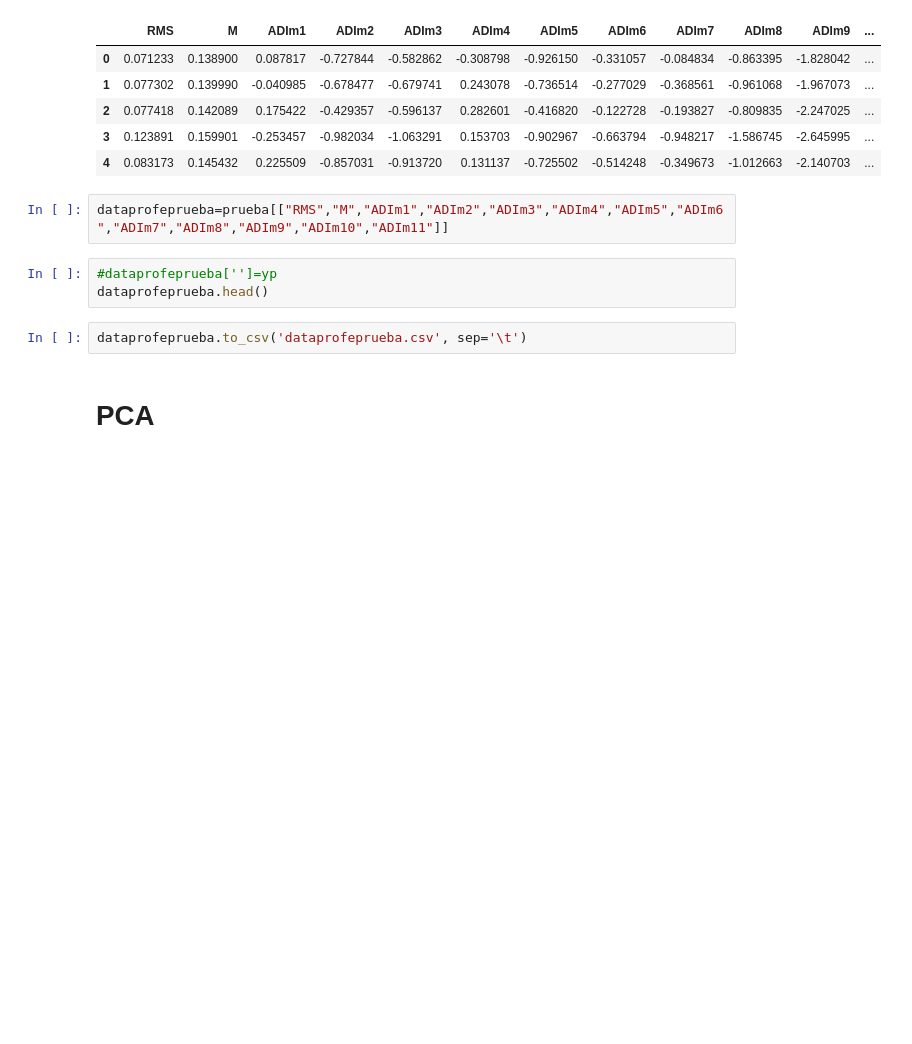
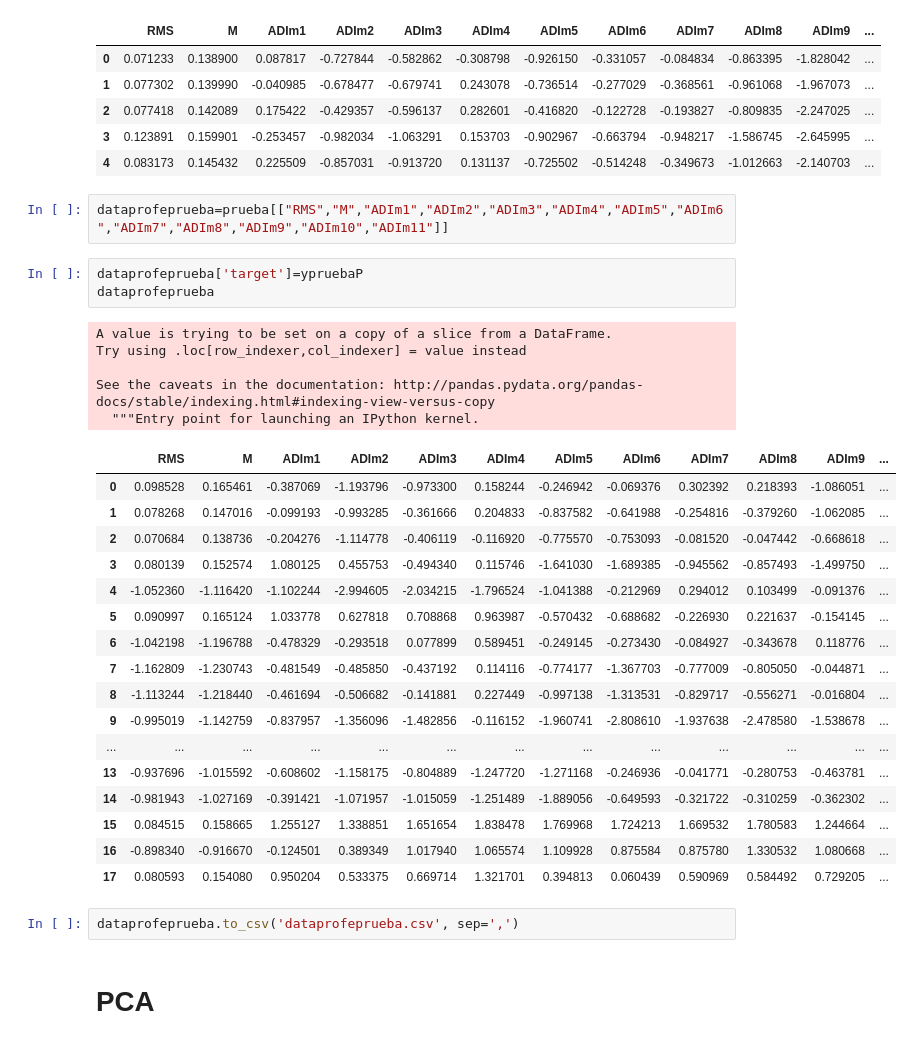
Before and after one commit to David9203/SUP, a Jupyter notebook: GMMHMM/bolivarrms.ipynb, the cells around one changed output. Saved outputs shown, nothing was run; the diff lists cells and outputs as text; blank space fills up the shorter version.

```diff
--- a/GMMHMM/bolivarrms.ipynb
+++ b/GMMHMM/bolivarrms.ipynb
@@ -265,11 +296,34 @@ dataprofe.head()
 | 4 | 0.083173 | 0.145432 | 0.225509 | -0.857031 | -0.913720 | 0.131137 | -0.725502 | -0.514248 | -0.349673 | -1.012663 | -2.140703 | ... |
 # %%
 dataprofeprueba=prueba[["RMS","M","ADIm1","ADIm2","ADIm3","ADIm4","ADIm5","ADIm6","ADIm7","ADIm8","ADIm9","ADIm10","ADIm11"]]
-# %%
-#dataprofeprueba['']=yp
-dataprofeprueba.head()
+# %%
+dataprofeprueba['target']=ypruebaP
+dataprofeprueba
+# %% [output]
+A value is trying to be set on a copy of a slice from a DataFrame.
+Try using .loc[row_indexer,col_indexer] = value instead
+
+See the caveats in the documentation: http://pandas.pydata.org/pandas-docs/stable/indexing.html#indexing-view-versus-copy
+  """Entry point for launching an IPython kernel.
+|  | RMS | M | ADIm1 | ADIm2 | ADIm3 | ADIm4 | ADIm5 | ADIm6 | ADIm7 | ADIm8 | ADIm9 | ... |
+| 0 | 0.098528 | 0.165461 | -0.387069 | -1.193796 | -0.973300 | 0.158244 | -0.246942 | -0.069376 | 0.302392 | 0.218393 | -1.086051 | ... |
+| 1 | 0.078268 | 0.147016 | -0.099193 | -0.993285 | -0.361666 | 0.204833 | -0.837582 | -0.641988 | -0.254816 | -0.379260 | -1.062085 | ... |
+| 2 | 0.070684 | 0.138736 | -0.204276 | -1.114778 | -0.406119 | -0.116920 | -0.775570 | -0.753093 | -0.081520 | -0.047442 | -0.668618 | ... |
+| 3 | 0.080139 | 0.152574 | 1.080125 | 0.455753 | -0.494340 | 0.115746 | -1.641030 | -1.689385 | -0.945562 | -0.857493 | -1.499750 | ... |
+| 4 | -1.052360 | -1.116420 | -1.102244 | -2.994605 | -2.034215 | -1.796524 | -1.041388 | -0.212969 | 0.294012 | 0.103499 | -0.091376 | ... |
+| 5 | 0.090997 | 0.165124 | 1.033778 | 0.627818 | 0.708868 | 0.963987 | -0.570432 | -0.688682 | -0.226930 | 0.221637 | -0.154145 | ... |
+| 6 | -1.042198 | -1.196788 | -0.478329 | -0.293518 | 0.077899 | 0.589451 | -0.249145 | -0.273430 | -0.084927 | -0.343678 | 0.118776 | ... |
+| 7 | -1.162809 | -1.230743 | -0.481549 | -0.485850 | -0.437192 | 0.114116 | -0.774177 | -1.367703 | -0.777009 | -0.805050 | -0.044871 | ... |
+| 8 | -1.113244 | -1.218440 | -0.461694 | -0.506682 | -0.141881 | 0.227449 | -0.997138 | -1.313531 | -0.829717 | -0.556271 | -0.016804 | ... |
+| 9 | -0.995019 | -1.142759 | -0.837957 | -1.356096 | -1.482856 | -0.116152 | -1.960741 | -2.808610 | -1.937638 | -2.478580 | -1.538678 | ... |
+| ... | ... | ... | ... | ... | ... | ... | ... | ... | ... | ... | ... | ... |
+| 13 | -0.937696 | -1.015592 | -0.608602 | -1.158175 | -0.804889 | -1.247720 | -1.271168 | -0.246936 | -0.041771 | -0.280753 | -0.463781 | ... |
+| 14 | -0.981943 | -1.027169 | -0.391421 | -1.071957 | -1.015059 | -1.251489 | -1.889056 | -0.649593 | -0.321722 | -0.310259 | -0.362302 | ... |
+| 15 | 0.084515 | 0.158665 | 1.255127 | 1.338851 | 1.651654 | 1.838478 | 1.769968 | 1.724213 | 1.669532 | 1.780583 | 1.244664 | ... |
+| 16 | -0.898340 | -0.916670 | -0.124501 | 0.389349 | 1.017940 | 1.065574 | 1.109928 | 0.875584 | 0.875780 | 1.330532 | 1.080668 | ... |
+| 17 | 0.080593 | 0.154080 | 0.950204 | 0.533375 | 0.669714 | 1.321701 | 0.394813 | 0.060439 | 0.590969 | 0.584492 | 0.729205 | ... |
 # %%
-dataprofeprueba.to_csv('dataprofeprueba.csv', sep='\t')
+dataprofeprueba.to_csv('dataprofeprueba.csv', sep=',')
 # %% [markdown]
  # PCA
 # %% [markdown]
```
Also changed, not shown: parts of 25 cells of this notebook, 13 other files.
